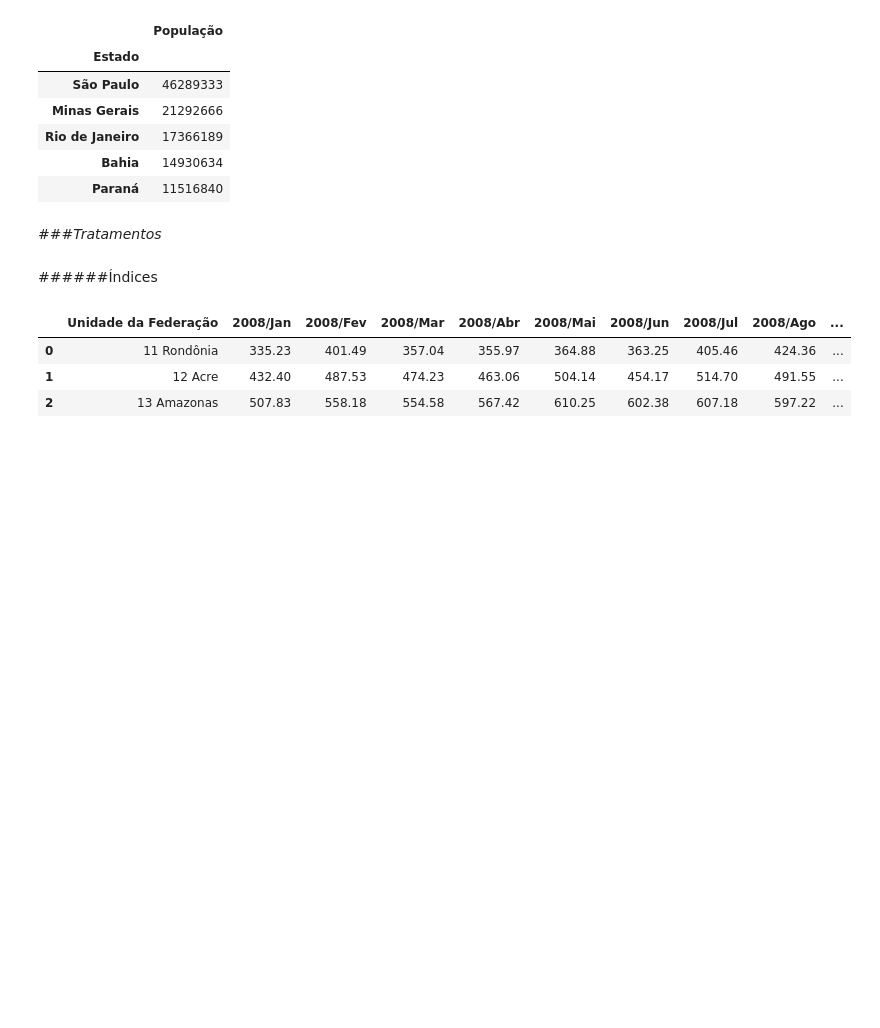
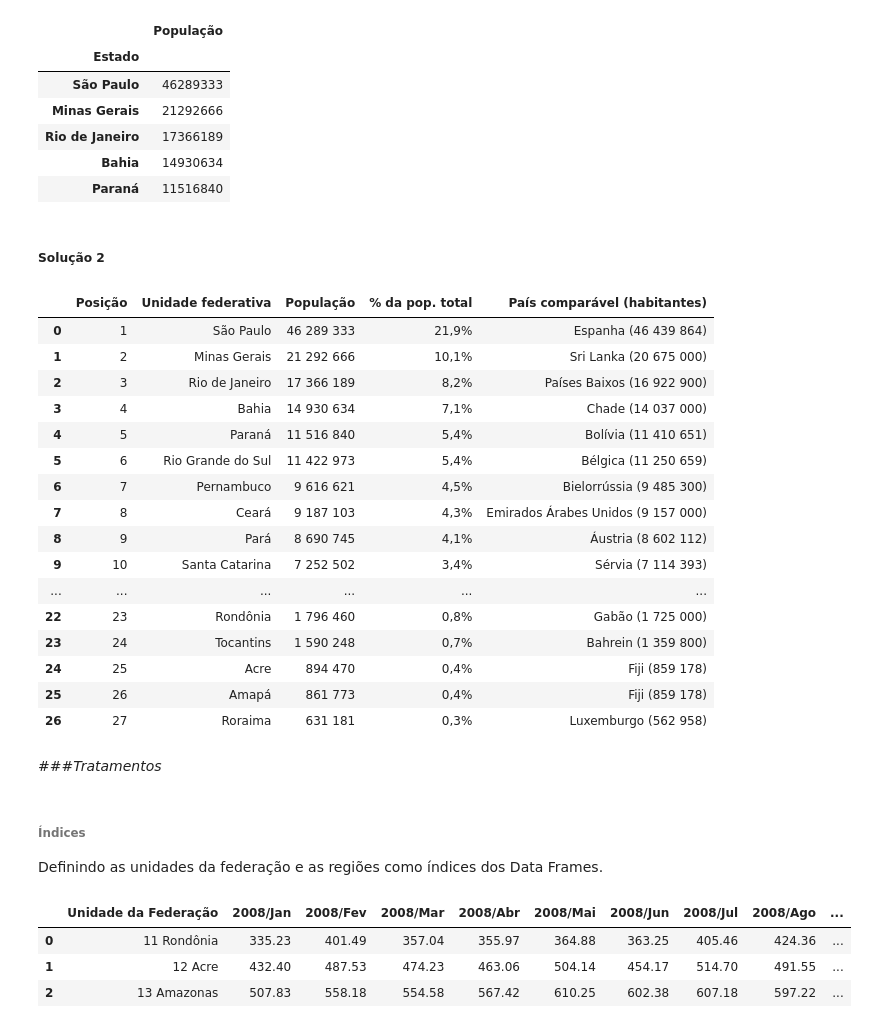
Before and after one commit to MarcosRMG/Bootcamp-Alura-Data-Science, a Jupyter notebook: Projeto_do_Módulo_1.ipynb, the cells around one changed output. Saved outputs shown, nothing was run; the diff lists cells and outputs as text; code cells hidden in the pictures; blank space fills up the shorter version.

```diff
--- a/Projeto_do_Módulo_1.ipynb
+++ b/Projeto_do_Módulo_1.ipynb
@@ -179,10 +227,34 @@ populacao_estados.head()
 | Rio de Janeiro | 17366189 |
 | Bahia | 14930634 |
 | Paraná | 11516840 |
+# %% [markdown]
+##### Solução 2
+# %%
+pd.read_html('https://pt.wikipedia.org/wiki/Lista_de_unidades_federativas_do_Brasil_por_popula%C3%A7%C3%A3o')[0]
+# %% [output]
+|  | Posição | Unidade federativa | População | % da pop. total | País comparável (habitantes) |
+| 0 | 1 | São Paulo | 46 289 333 | 21,9% | Espanha (46 439 864) |
+| 1 | 2 | Minas Gerais | 21 292 666 | 10,1% | Sri Lanka (20 675 000) |
+| 2 | 3 | Rio de Janeiro | 17 366 189 | 8,2% | Países Baixos (16 922 900) |
+| 3 | 4 | Bahia | 14 930 634 | 7,1% | Chade (14 037 000) |
+| 4 | 5 | Paraná | 11 516 840 | 5,4% | Bolívia (11 410 651) |
+| 5 | 6 | Rio Grande do Sul | 11 422 973 | 5,4% | Bélgica (11 250 659) |
+| 6 | 7 | Pernambuco | 9 616 621 | 4,5% | Bielorrússia (9 485 300) |
+| 7 | 8 | Ceará | 9 187 103 | 4,3% | Emirados Árabes Unidos (9 157 000) |
+| 8 | 9 | Pará | 8 690 745 | 4,1% | Áustria (8 602 112) |
+| 9 | 10 | Santa Catarina | 7 252 502 | 3,4% | Sérvia (7 114 393) |
+| ... | ... | ... | ... | ... | ... |
+| 22 | 23 | Rondônia | 1 796 460 | 0,8% | Gabão (1 725 000) |
+| 23 | 24 | Tocantins | 1 590 248 | 0,7% | Bahrein (1 359 800) |
+| 24 | 25 | Acre | 894 470 | 0,4% | Fiji (859 178) |
+| 25 | 26 | Amapá | 861 773 | 0,4% | Fiji (859 178) |
+| 26 | 27 | Roraima | 631 181 | 0,3% | Luxemburgo (562 958) |
 # %% [markdown]
 ###*Tratamentos*
-# %% [markdown]
-######Índices
+# %% [markdown]
+###### Índices
+
+Definindo as unidades da federação e as regiões como índices dos Data Frames.
 # %%
 valor_medio_internacao.head(3)
 # %% [output]
```
Also changed, not shown: parts of 13 cells of this notebook.
